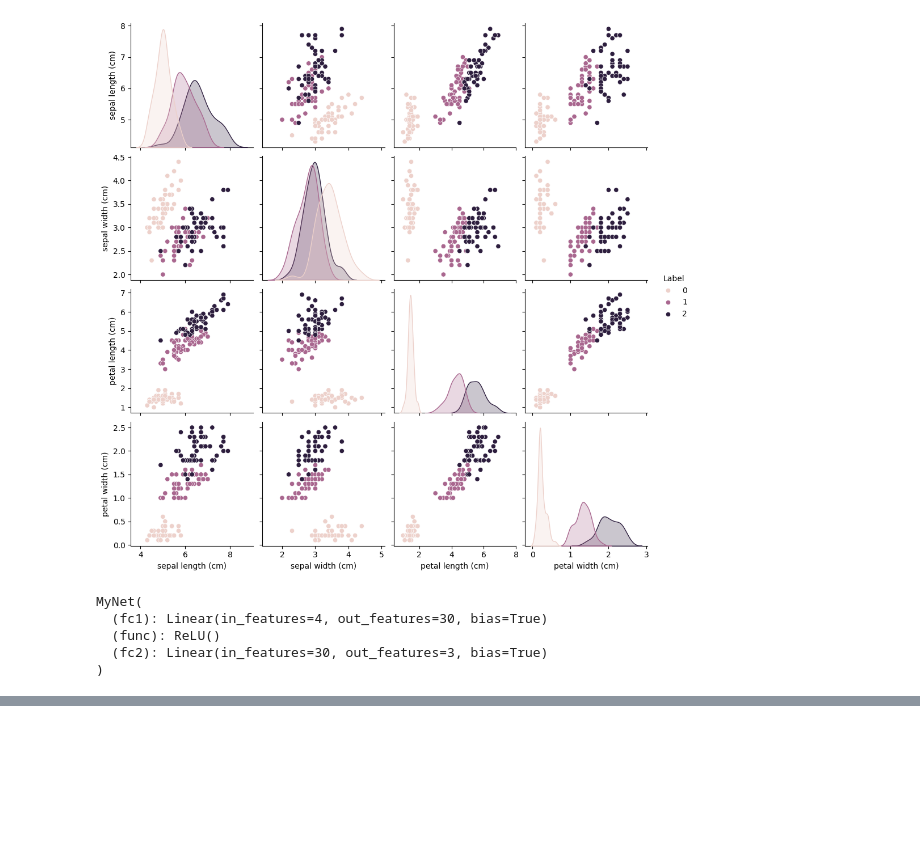
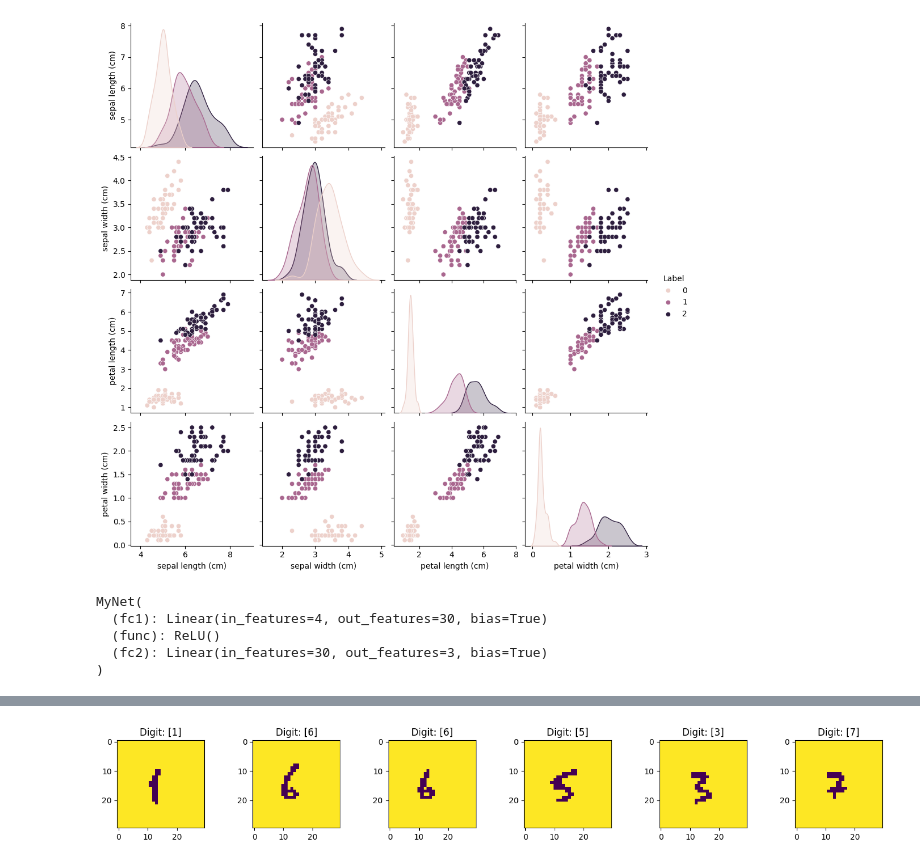
Before and after one commit to ayseberfinozcubuk/Microsoft-AI-course-for-beginners, a Jupyter notebook: 3-NeuralNetworks/05-Frameworks/lab/LabFrameworks.ipynb, the cells around one changed output, grey strips where cells are left out. Drawn from its saved outputs; the diff is of its cells as text; code cells hidden in the pictures; blank space fills up the shorter version.

```diff
--- a/3-NeuralNetworks/05-Frameworks/lab/LabFrameworks.ipynb
+++ b/3-NeuralNetworks/05-Frameworks/lab/LabFrameworks.ipynb
@@ -303,0 +370,10 @@ Epoch 9: last batch loss = 0.22306156639284666, val acc = 0.9736842105263158
+# %%
+f = plt.figure(figsize=(18,2))
+ax = f.subplots(1, 6)
+for i, n in enumerate(np.random.randint(0, len(samples), size=6)):
+    m = (np.random.randint(0, len(samples[n])))
+    ax[i].imshow(samples[n][m])
+    ax[i].set_title(f'Digit: [{n}]')
+plt.show()
+# %% [output]
+[figure, added]
```
Also changed, not shown: parts of 26 cells of this notebook, 5 other files.
